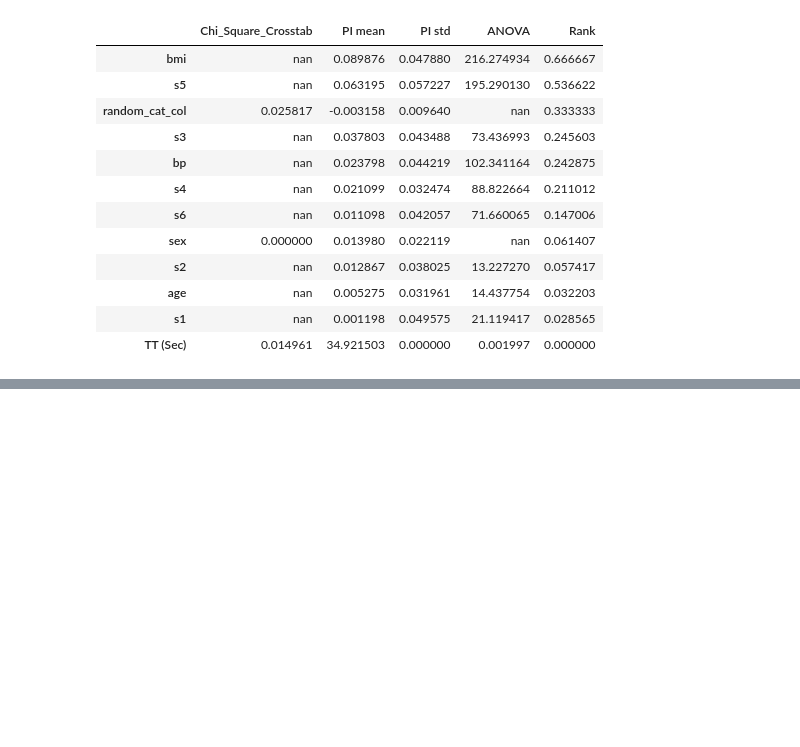
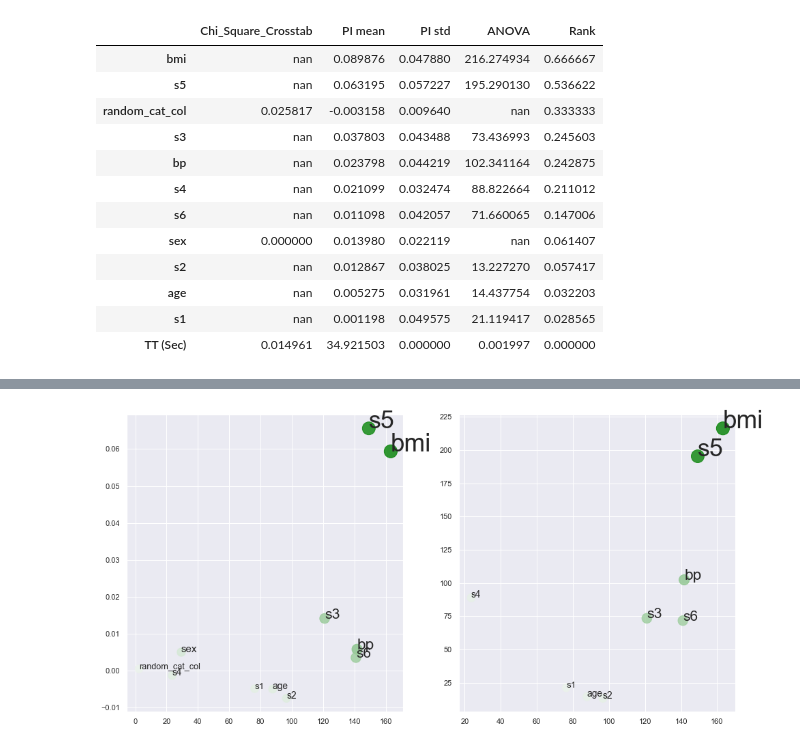
Before and after one commit to Hasan-Basri-Akcay/featimp, a Jupyter notebook: featimp_demo.ipynb, the cells around one changed output, grey strips where cells are left out. Cells and saved outputs as stored; diff of their text form; code cells hidden in the pictures; blank space fills up the shorter version.

```diff
--- a/featimp_demo.ipynb
+++ b/featimp_demo.ipynb
@@ -381,0 +422,3 @@ fi_df.style.background_gradient(cmap=cm)
+# %%
+fi_df = get_feature_importances(data=df_diabetes, num_features=num_features, cat_features=cat_features, target='target_clf', task='clf_multiable', method='all')
+fi_df.style.background_gradient(cmap=cm)
@@ -381,0 +439,18 @@ fi_df.style.background_gradient(cmap=cm)
+# %%
+fi_df_droptt = fi_df.drop('TT (Sec)', axis=0)
+lgbm_imp = fi_df_droptt['LGBM Imp.']
+pi_imp = fi_df_droptt['PI mean']
+anova_imp = fi_df_droptt['ANOVA']
+rank = fi_df_droptt['Rank']
+features = fi_df_droptt.index
+
+fig, axes = plt.subplots(1, 2, figsize=(16, 8))
+axes[0].scatter(lgbm_imp, pi_imp, s=(rank+1)*200, c=rank, alpha=0.8, cmap=cm)
+axes[1].scatter(lgbm_imp, anova_imp, s=(rank+1)*200, c=rank, alpha=0.8, cmap=cm)
+
+for i in range(fi_df_droptt.shape[0]):
+    axes[0].annotate(features[i], (lgbm_imp[i], pi_imp[i]), fontsize=(rank[i]+1)*20)
+for i in range(fi_df_droptt.shape[0]):
+    axes[1].annotate(features[i], (lgbm_imp[i], anova_imp[i]), fontsize=(rank[i]+1)*20)
+# %% [output]
+[figure, added]
```
Also changed, not shown: parts of 11 cells of this notebook, 3 other files.
